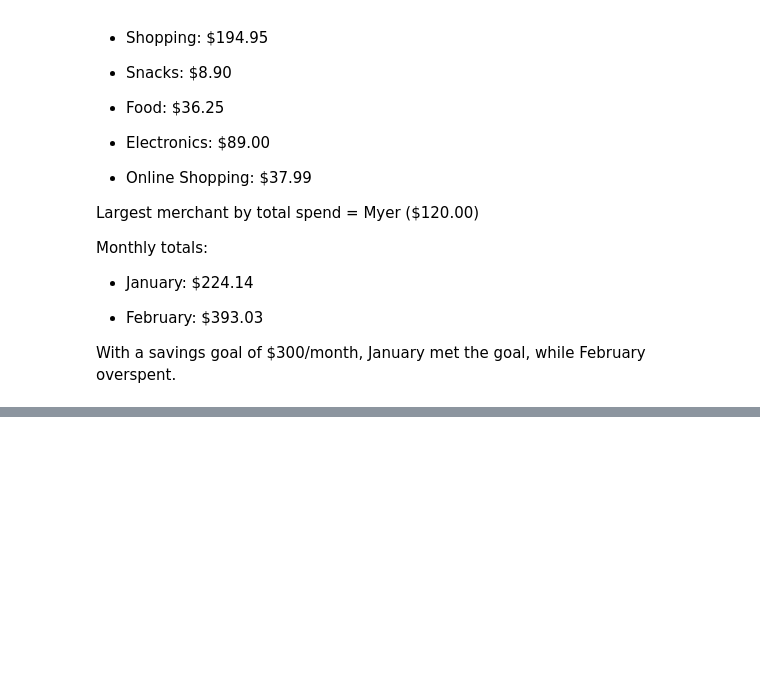
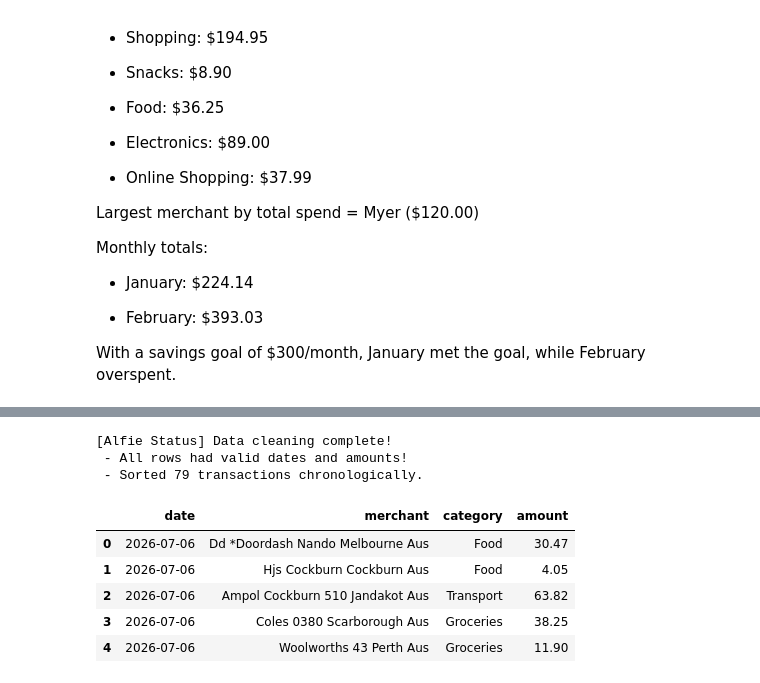
Before and after one commit to AmandaHeape/ISYS2001, a Jupyter notebook: Assessment_2/Finance_Project_Amanda_Heape.ipynb, the cells around one changed output, grey strips where cells are left out. Saved outputs shown, nothing was run; the diff lists cells and outputs as text; code cells hidden in the pictures; blank space fills up the shorter version.

```diff
--- a/Assessment_2/Finance_Project_Amanda_Heape.ipynb
+++ b/Assessment_2/Finance_Project_Amanda_Heape.ipynb
@@ -98,0 +306,62 @@ With a savings goal of $300/month, January met the goal, while February overspen
+# %%
+import pandas as pd
+
+def clean_transaction_data(df):
+    """
+    Cleans and prepares the transaction DataFrame:
+    - Converts date to datetime format (coercing errors)
+    - Converts amount to numeric format
+    - Drops rows with missing dates or amounts
+    - Cleans and standardises category and merchant columns
+    - Sorts the transactions chronologically
+    """
+    if df is None or df.empty:
+        print("[Alfie Error] No data available to clean!")
+        return None
+
+    # Create a copy to avoid SettingWithCopyWarnings
+    cleaned_df = df.copy()
+
+    # 1. Convert 'date' column to datetime. Invalid dates become NaT (Not a Time)
+    cleaned_df['date'] = pd.to_datetime(cleaned_df['date'], errors='coerce')
+
+    # 2. Convert 'amount' column to numeric. Invalid entries become NaN
+    cleaned_df['amount'] = pd.to_numeric(cleaned_df['amount'], errors='coerce')
+
+    # 3. Drop rows where critical fields ('date' or 'amount') are missing
+    initial_rows = len(cleaned_df)
+    cleaned_df = cleaned_df.dropna(subset=['date', 'amount'])
+
+    # 4. Standardise textual columns (strip whitespace, convert to Title Case)
+    for col in ['merchant', 'category']:
+        if col in cleaned_df.columns:
+            cleaned_df[col] = cleaned_df[col].astype(str).str.strip().str.title()
+            # Replace empty strings or string-based 'Nan' values with 'Unknown'
+            cleaned_df[col] = cleaned_df[col].replace({'': 'Unknown', 'Nan': 'Unknown'})
+
+    # 5. Sort transactions chronologically (oldest to newest)
+    cleaned_df = cleaned_df.sort_values(by='date').reset_index(drop=True)
+
+    dropped_rows = initial_rows - len(cleaned_df)
+    print("[Alfie Status] Data cleaning complete!")
+    if dropped_rows > 0:
+        print(f" - Removed {dropped_rows} row(s) with invalid dates or amounts.")
+    else:
+        print(" - All rows had valid dates and amounts!")
+    print(f" - Sorted {len(cleaned_df)} transactions chronologically.")
+
+    return cleaned_df
+
+# Clean our validated DataFrame and preview it!
+cleaned_df = clean_transaction_data(validated_df)
+display(cleaned_df.head())
+# %% [output]
+[Alfie Status] Data cleaning complete!
+ - All rows had valid dates and amounts!
+ - Sorted 79 transactions chronologically.
+|  | date | merchant | category | amount |
+| 0 | 2026-07-06 | Dd *Doordash Nando Melbourne Aus | Food | 30.47 |
+| 1 | 2026-07-06 | Hjs Cockburn Cockburn Aus | Food | 4.05 |
+| 2 | 2026-07-06 | Ampol Cockburn 510 Jandakot Aus | Transport | 63.82 |
+| 3 | 2026-07-06 | Coles 0380 Scarborough Aus | Groceries | 38.25 |
+| 4 | 2026-07-06 | Woolworths 43 Perth Aus | Groceries | 11.90 |
```
Also changed, not shown: parts of 16 cells of this notebook.
